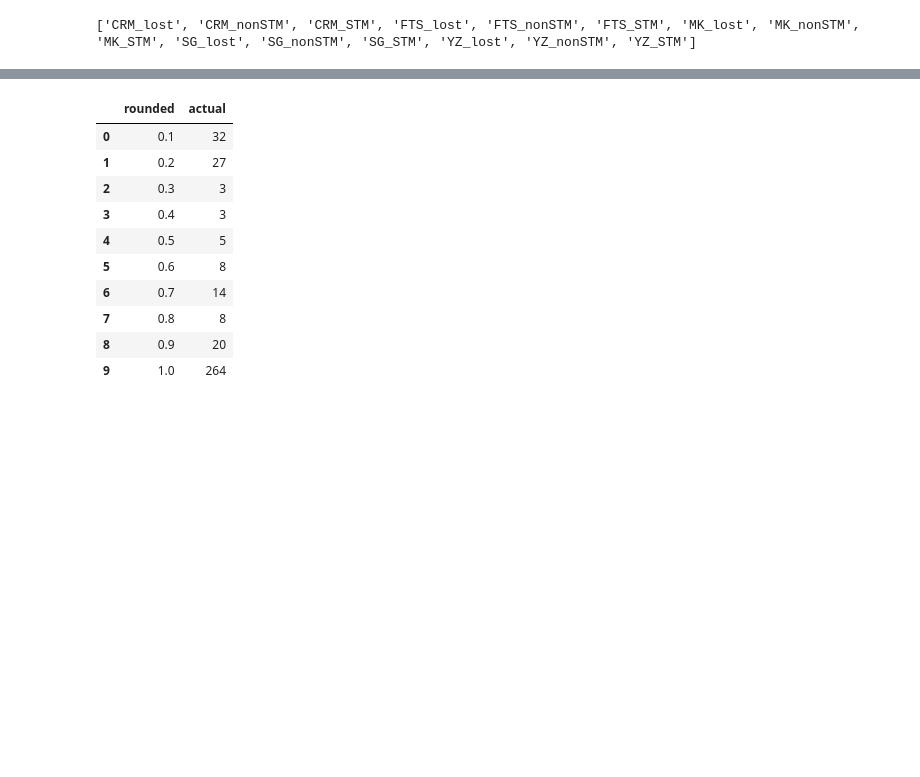
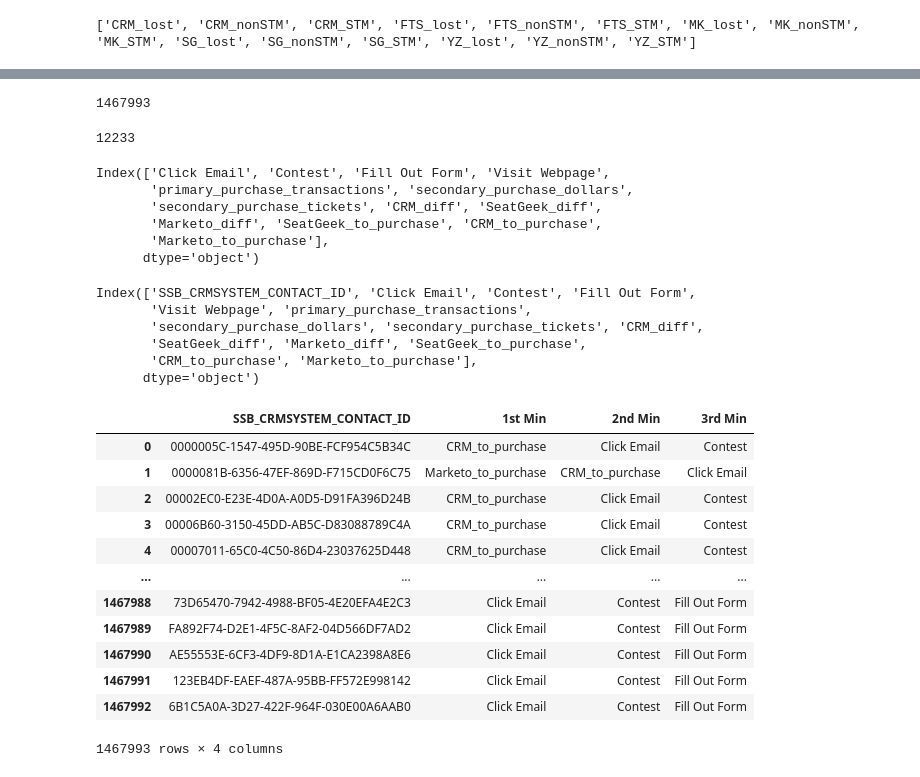
Before and after one commit to tbala25/ML_stm_prediction, a Jupyter notebook: Logistic_Regression.ipynb, the cells around one changed output, grey strips where cells are left out. Drawn from its saved outputs; the diff is of its cells as text; code cells hidden in the pictures; blank space fills up the shorter version.

```diff
--- a/Logistic_Regression.ipynb
+++ b/Logistic_Regression.ipynb
@@ -600,14 +723,63 @@ fig.tight_layout()  # otherwise the right y-label is slightly clipped
-# %%
-sum_
-# %% [output]
-|  | rounded | actual |
-| 0 | 0.1 | 32 |
-| 1 | 0.2 | 27 |
-| 2 | 0.3 | 3 |
-| 3 | 0.4 | 3 |
-| 4 | 0.5 | 5 |
-| 5 | 0.6 | 8 |
-| 6 | 0.7 | 14 |
-| 7 | 0.8 | 8 |
-| 8 | 0.9 | 20 |
-| 9 | 1.0 | 264 |
+# %%
+len(nonSTM_preds)
+# %% [output]
+1467993
+# %%
+sum(nonSTM_preds)
+# %% [output]
+12233
+# %%
+X.columns
+# %% [output]
+Index(['Click Email', 'Contest', 'Fill Out Form', 'Visit Webpage',
+       'primary_purchase_transactions', 'secondary_purchase_dollars',
+       'secondary_purchase_tickets', 'CRM_diff', 'SeatGeek_diff',
+       'Marketo_diff', 'SeatGeek_to_purchase', 'CRM_to_purchase',
+       'Marketo_to_purchase'],
+      dtype='object')
+# %%
+pred_interpret = nonSTM[['SSB_CRMSYSTEM_CONTACT_ID']+list(X.columns)].copy()
+# %%
+pred_interpret['Click Email'] = pred_interpret['Click Email'] * 0.00748428
+pred_interpret['Contest'] = pred_interpret['Contest'] * 0.00748428
+pred_interpret['Fill Out Form'] = pred_interpret['Fill Out Form'] * 0.00748428
+pred_interpret['Click Email'] = pred_interpret['Click Email'] * 0.00748428
+pred_interpret['Click Email'] = pred_interpret['Click Email'] * 0.00748428
+# %%
+i = 0
+for c in list(X.columns):
+    pred_interpret[c] = pred_interpret[c] * coefs[i]
+    i += 1
+# %%
+pred_interpret.columns
+# %% [output]
+Index(['SSB_CRMSYSTEM_CONTACT_ID', 'Click Email', 'Contest', 'Fill Out Form',
+       'Visit Webpage', 'primary_purchase_transactions',
+       'secondary_purchase_dollars', 'secondary_purchase_tickets', 'CRM_diff',
+       'SeatGeek_diff', 'Marketo_diff', 'SeatGeek_to_purchase',
+       'CRM_to_purchase', 'Marketo_to_purchase'],
+      dtype='object')
+# %%
+pred_interpret = pred_interpret.set_index('SSB_CRMSYSTEM_CONTACT_ID')
+max_pred_interpret_feat = pd.DataFrame(pred_interpret.columns.values[np.argsort(-pred_interpret.values, axis=1)[:, :3]],
+                  index=pred_interpret.index,
+                  columns = ['1st Max','2nd Max','3rd Max']).reset_index()
+min_pred_interpret_feat = pd.DataFrame(pred_interpret.columns.values[np.argsort(pred_interpret.values, axis=1)[:, :3]],
+                  index=pred_interpret.index,
+                  columns = ['1st Min','2nd Min','3rd Min']).reset_index()
+# %%
+min_pred_interpret_feat
+# %% [output]
+|  | SSB_CRMSYSTEM_CONTACT_ID | 1st Min | 2nd Min | 3rd Min |
+| 0 | 0000005C-1547-495D-90BE-FCF954C5B34C | CRM_to_purchase | Click Email | Contest |
+| 1 | 0000081B-6356-47EF-869D-F715CD0F6C75 | Marketo_to_purchase | CRM_to_purchase | Click Email |
+| 2 | 00002EC0-E23E-4D0A-A0D5-D91FA396D24B | CRM_to_purchase | Click Email | Contest |
+| 3 | 00006B60-3150-45DD-AB5C-D83088789C4A | CRM_to_purchase | Click Email | Contest |
+| 4 | 00007011-65C0-4C50-86D4-23037625D448 | CRM_to_purchase | Click Email | Contest |
+| ... | ... | ... | ... | ... |
+| 1467988 | 73D65470-7942-4988-BF05-4E20EFA4E2C3 | Click Email | Contest | Fill Out Form |
+| 1467989 | FA892F74-D2E1-4F5C-8AF2-04D566DF7AD2 | Click Email | Contest | Fill Out Form |
+| 1467990 | AE55553E-6CF3-4DF9-8D1A-E1CA2398A8E6 | Click Email | Contest | Fill Out Form |
+| 1467991 | 123EB4DF-EAEF-487A-95BB-FF572E998142 | Click Email | Contest | Fill Out Form |
+| 1467992 | 6B1C5A0A-3D27-422F-964F-030E00A6AAB0 | Click Email | Contest | Fill Out Form |
+1467993 rows × 4 columns
```
Also changed, not shown: parts of 65 cells of this notebook, 4 other files.
